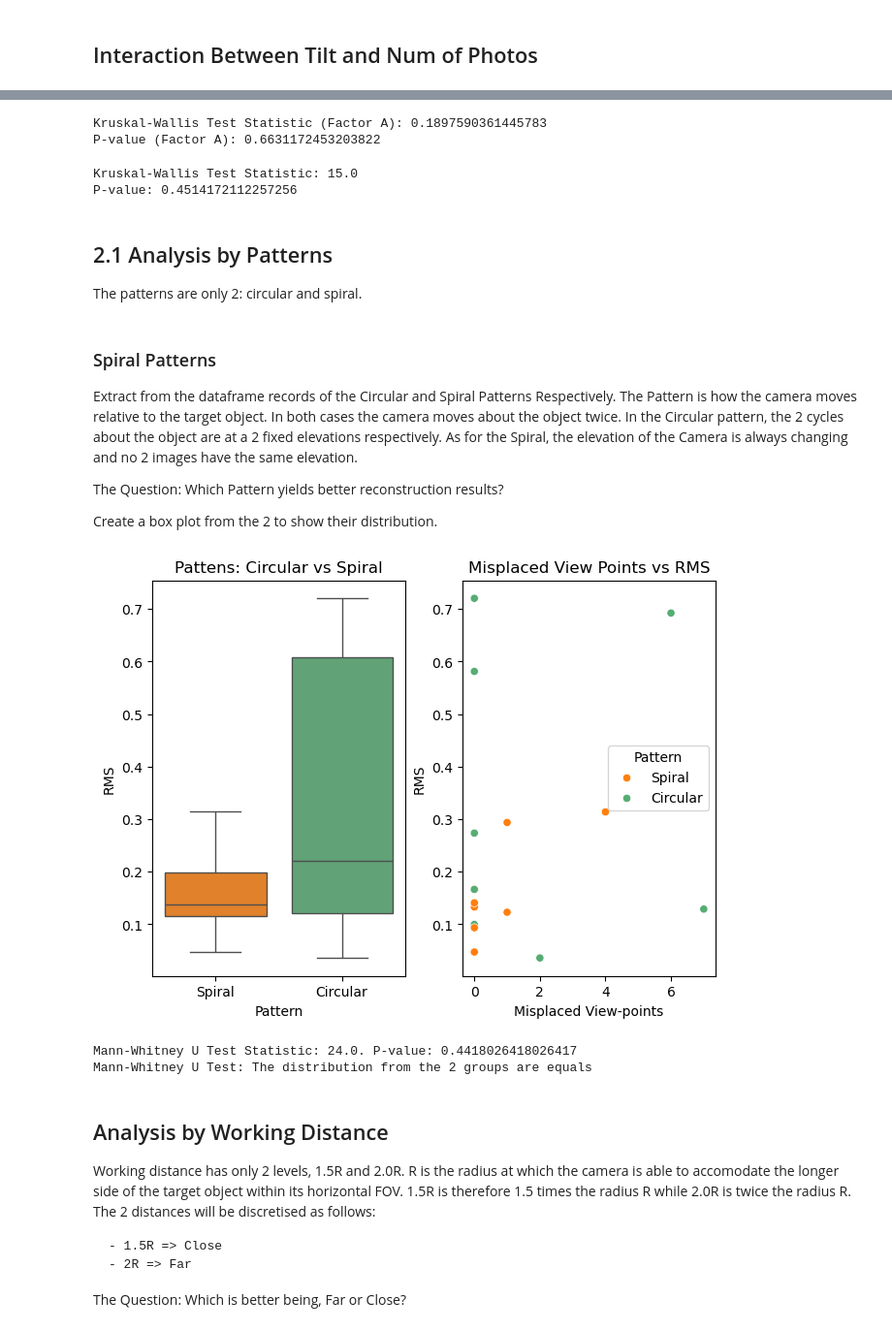
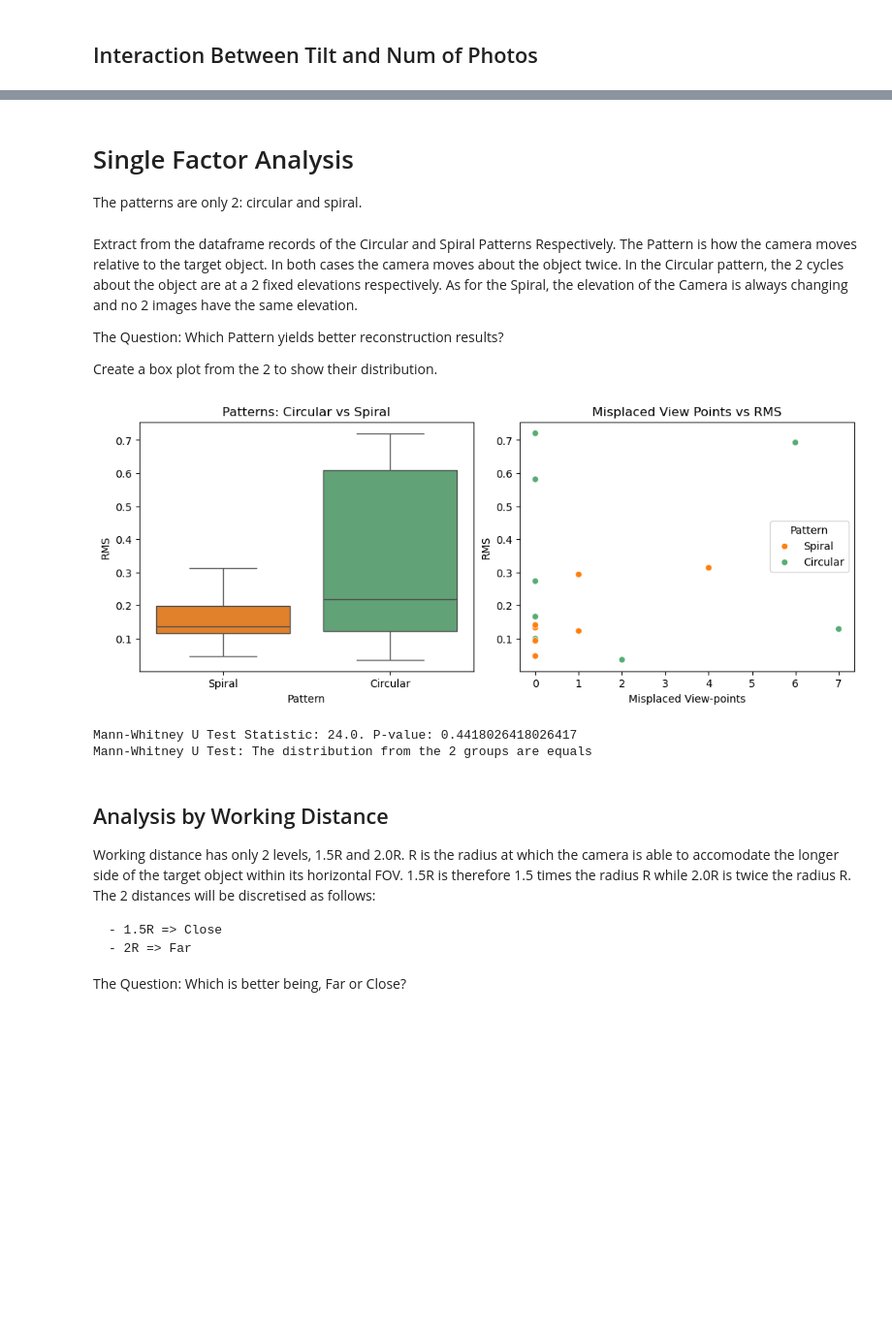
Before and after one commit to SiliconWit/image-based-3d-reconstruction, a Jupyter notebook: PythonPlayground/Preliminary Experiments 3.ipynb, the cells around one changed output, grey strips where cells are left out. Shown at 97% size. Cells and saved outputs as stored; diff of their text form; code cells hidden in the pictures; blank space fills up the shorter version.

```diff
--- a/PythonPlayground/Preliminary Experiments 3.ipynb
+++ b/PythonPlayground/Preliminary Experiments 3.ipynb
@@ -27,9 +27,17 @@ from scipy.stats import mannwhitneyu, kruskal
 
 Cols = ["Pattern", "WD", "Photos", "Tilt", "OffViews","Extractor","RMS"]
 
-# Load DSIFT data
+# Load all Data
 all_datadf = pd.read_excel('PreliminaryExperimentResults.xlsx', sheet_name='Exp3_Flattened', header=0, usecols=Cols )
 
+column_order = ["Pattern", "Pattern_Numeric","WD", "Photos", "Tilt", "Extractor","OffViews","RMS"]
+
+pattern_to_numeric = {'Spiral': 1, 'Circular': 2}
+all_datadf["Pattern_Numeric"] = all_datadf["Pattern"].map( pattern_to_numeric )
+
+all_datadf = all_datadf[column_order]
+
+# Seperate the Data based on the Extraction Algorithm
 dsift_df = all_datadf[all_datadf["Extractor"]=="DSIFT" ]
 sift_df = all_datadf[all_datadf["Extractor"]=="SIFT" ]
 sift_dsift_df = all_datadf[all_datadf["Extractor"]=="SIFT_DSIFT" ]
@@ -403,32 +423,4 @@ def plot2_DFs(df1, df2, titles, column=""):
-# %%
-from scipy.stats import kruskal
-
-# Example data for a single factor (replace with your actual dataset)
-factor_A_level_1 = [10, 12, 8, 11]  # Responses for Level 1 of Factor A
-factor_A_level_2 = [9, 130, 7, 10]   # Responses for Level 2 of Factor A
-
-# Perform Kruskal-Wallis test for Factor A
-kruskal_result_A = kruskal(factor_A_level_1, factor_A_level_2)
-
-# Display Kruskal-Wallis test statistic and p-value for Factor A
-print("Kruskal-Wallis Test Statistic (Factor A):", kruskal_result_A.statistic)
-print("P-value (Factor A):", kruskal_result_A.pvalue)
-# %% [output]
-Kruskal-Wallis Test Statistic (Factor A): 0.1897590361445783
-P-value (Factor A): 0.6631172453203822
-# %%
-from scipy.stats import kruskal
-
-responses = list(sift_dsift_df["RMS"])
-kruskal_result = kruskal(*responses)
-
-# Display Kruskal-Wallis test statistic and p-value
-print("Kruskal-Wallis Test Statistic:", kruskal_result.statistic)
-print("P-value:", kruskal_result.pvalue)
-# %% [output]
-Kruskal-Wallis Test Statistic: 15.0
-P-value: 0.4514172112257256
 # %% [markdown]
-## 2.1 Analysis by Patterns
+# Single Factor Analysis
 
 The patterns are only 2: circular and spiral.
@@ -435,6 +438,4 @@ The patterns are only 2: circular and spiral.
 # %% [markdown]
-### Spiral Patterns
-
 Extract from the dataframe records of the Circular and Spiral Patterns Respectively. The Pattern is how the camera moves relative to the target object. In both cases the camera moves about the object twice. In the Circular pattern, the 2 cycles about the object are at a 2 fixed elevations respectively. As for the Spiral, the elevation of the Camera is always changing and no 2 images have the same elevation.
 
 The Question: Which Pattern yields better reconstruction results?
@@ -443,35 +444,35 @@ Create a box plot from the 2 to show their distribution.
 # %%
 # Define custom colors
 custom_colors = {'Spiral': '#ff7f0e', 'Circular': '#56ad74'}
 
-fig, axs = plt.subplots(1,2, layout="constrained")
+fig, axs = plt.subplots(1,2,figsize=(10,4), layout="constrained")
 sns.boxplot( data=sift_dsift_df, x="Pattern", y="RMS", hue="Pattern", ax=axs[0], palette=custom_colors)
-axs[0].set_title("Pattens: Circular vs Spiral")
+axs[0].set_title("Patterns: Circular vs Spiral")
 axs[0].set_ylabel("RMS")
 
 sns.scatterplot( data=sift_dsift_df, x="OffViews", y="RMS", hue="Pattern", ax=axs[1], palette=custom_colors)
 axs[1].set_ylabel("RMS")
 axs[1].set_xlabel("Misplaced View-points")
 axs[1].set_title("Misplaced View Points vs RMS")
 
 plt.show()
 
 # Perform Mann-Whitney U test between Factor A, Level 1 and Factor A, Level 2
 mannwhitneyu_result = mannwhitneyu(
     list(sift_dsift_df[ sift_dsift_df["Pattern"] == "Spiral" ]["RMS"]),
     list(sift_dsift_df[ sift_dsift_df["Pattern"] == "Circular" ][ "RMS" ] ),
     alternative='two-sided'
 )
 
 # Display Mann-Whitney U test statistic and p-value
 print(f"Mann-Whitney U Test Statistic: {mannwhitneyu_result.statistic}. P-value: {mannwhitneyu_result.pvalue}")
 
-if p_value > 0.05:
+if mannwhitneyu_result.pvalue > 0.05:
     print("Mann-Whitney U Test: The distribution from the 2 groups are equals")
 else:
     print("Mann-Whitney U Test: The distribution from the 2 groups are significantlyu different")
 # %% [output]
-[figure, old version]
+[figure, new version]
 Mann-Whitney U Test Statistic: 24.0. P-value: 0.4418026418026417
 Mann-Whitney U Test: The distribution from the 2 groups are equals
 # %% [markdown]
```
Also changed, not shown: parts of 18 cells of this notebook.
